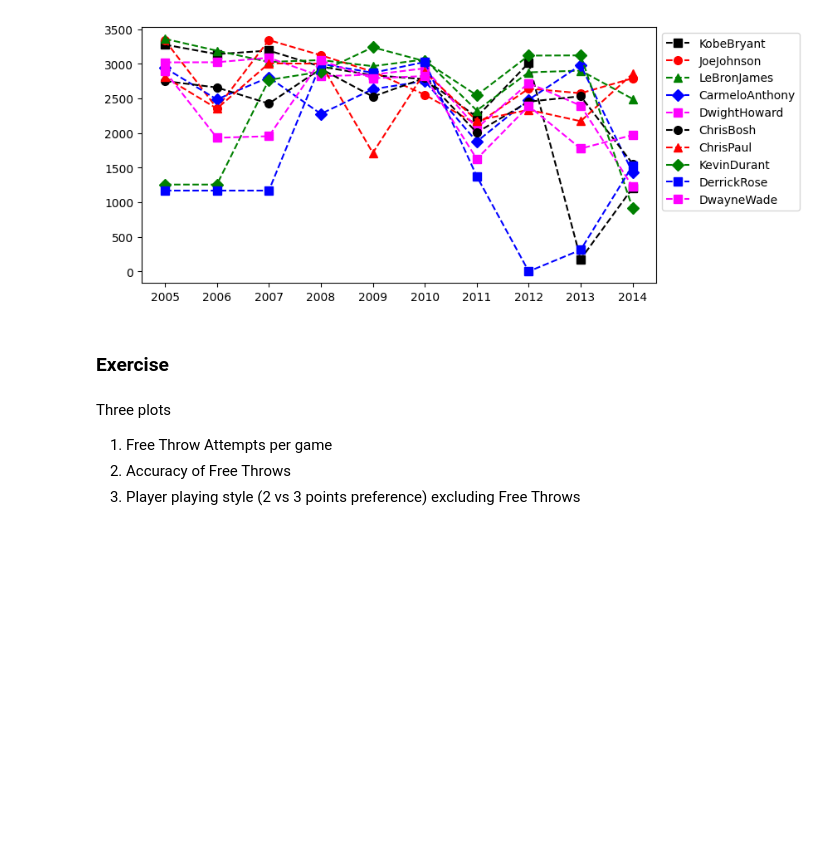
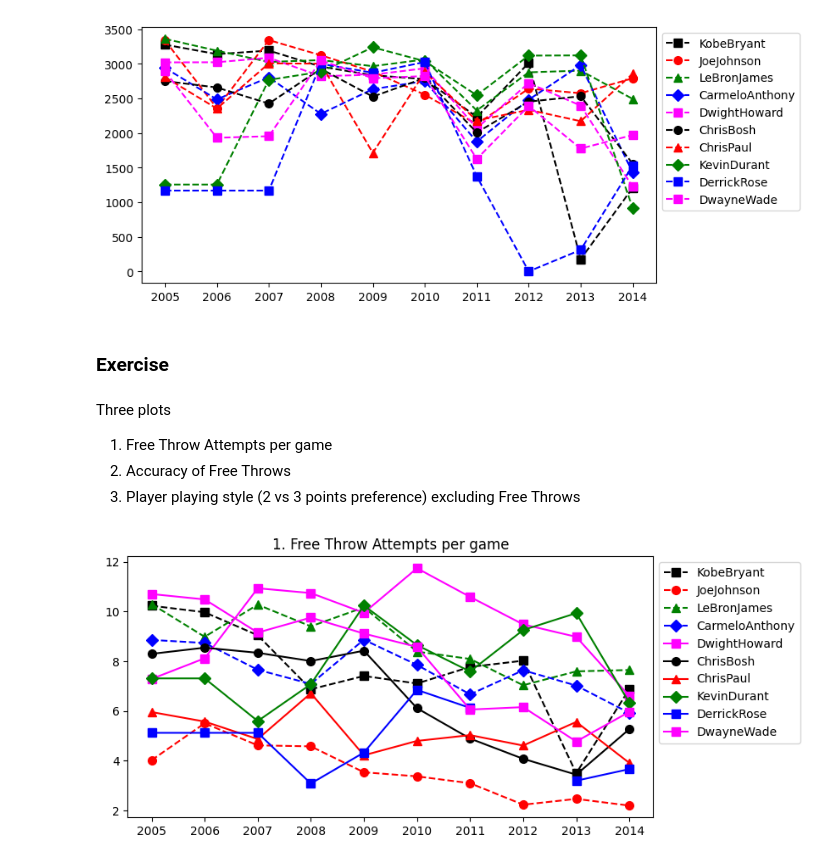
Before and after one commit to charlessyncvsc/pythonaz, a Jupyter notebook: Chap4.ipynb, the cells around one changed output. Cells and saved outputs as stored; diff of their text form; code cells hidden in the pictures; blank space fills up the shorter version.

```diff
--- a/Chap4.ipynb
+++ b/Chap4.ipynb
@@ -340,23 +340,27 @@ FreeThrows = [KobeBryant_FT, JoeJohnson_FT, LeBronJames_FT, CarmeloAnthony_FT,
 import numpy as np
 import matplotlib.pyplot as plt
 plt.rcParams['figure.figsize'] = 8,4 # increase the width of the plot
-lineProperties=[{'player': "KobeBryant", 'colour': 'Black', 'marker': 's'},
- {'player': 'JoeJohnson','colour': 'Red', 'marker': 'o'},
- {'player': 'LeBronJames','colour': 'Green', 'marker': '^'},
- {'player': 'CarmeloAnthony','colour': 'Blue', 'marker': 'D'},
- {'player': 'DwightHoward','colour': 'Magenta', 'marker': 's'},
- {'player': 'ChrisBosh','colour': 'Black', 'marker': 'o'},
- {'player': 'ChrisPaul','colour': 'Red', 'marker': '^'},
- {'player': 'KevinDurant','colour': 'Green', 'marker': 'D'},
- {'player': 'DerrickRose','colour': 'Blue', 'marker': 's'},
- {'player': 'DwayneWade','colour': 'Magenta', 'marker': 's'}]
+lineProperties=[{'player': "KobeBryant", 'colour': 'Black', 'marker': 's', 'linestyle': '--'},
+ {'player': 'JoeJohnson','colour': 'Red', 'marker': 'o', 'linestyle': '--'},
+ {'player': 'LeBronJames','colour': 'Green', 'marker': '^', 'linestyle': '--'},
+ {'player': 'CarmeloAnthony','colour': 'Blue', 'marker': 'D', 'linestyle': '--'},
+ {'player': 'DwightHoward','colour': 'Magenta', 'marker': 's', 'linestyle': '-'},
+ {'player': 'ChrisBosh','colour': 'Black', 'marker': 'o', 'linestyle': '-'},
+ {'player': 'ChrisPaul','colour': 'Red', 'marker': '^', 'linestyle': '-'},
+ {'player': 'KevinDurant','colour': 'Green', 'marker': 'D', 'linestyle': '-'},
+ {'player': 'DerrickRose','colour': 'Blue', 'marker': 's', 'linestyle': '-'},
+ {'player': 'DwayneWade','colour': 'Magenta', 'marker': 's', 'linestyle': '-'}
+ ]
 # %%
-def myplot(data, players:list = Players):
+def myplot(data, players:list = Players, label=""):
     for i in range(len(data)):
         if Players[i] in players:
-            plt.plot(data[i], c=lineProperties[i]['colour'], marker=lineProperties[i]['marker'], ls='--', ms=7, label=Players[i])
+            plt.plot(data[i], c=lineProperties[i]['colour'], marker=lineProperties[i]['marker'], ls=lineProperties[i]['linestyle'], ms=7, label=Players[i])
     plt.legend(loc=2, bbox_to_anchor=(1,1))
     plt.xticks(list(range(0,10)),Seasons)
+    plt.title(label=label)
     plt.show()
-
-myplot(Salary, ["KobeBryant","LeBronJames", "DerrickRose"])
+# %%
+myplot(FreeThrowAttempts/Games, label='1. Free Throw Attempts per game')
+# %% [output]
+[figure, added]
```
Also changed, not shown: parts of 2 cells of this notebook, 6 other files.
